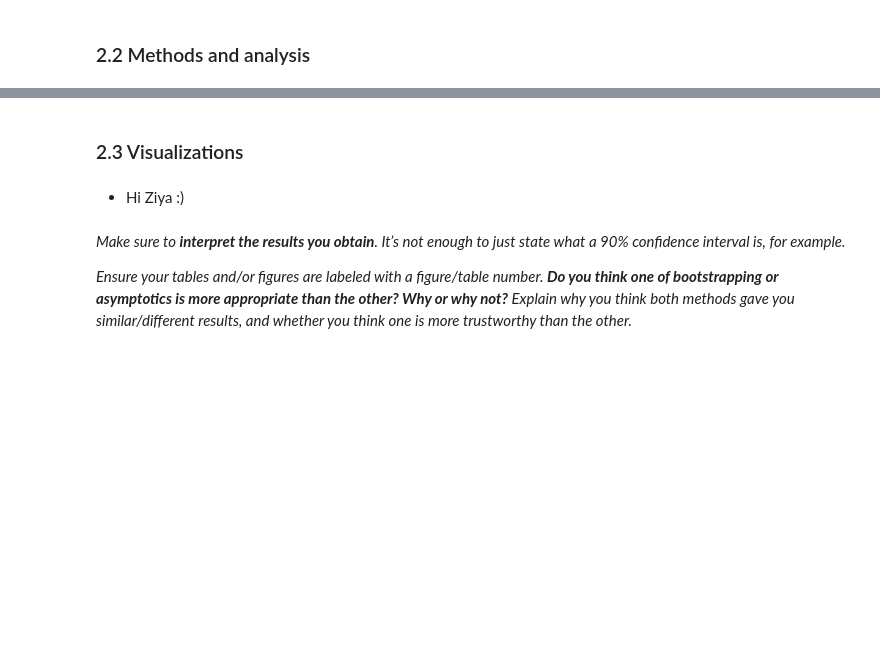
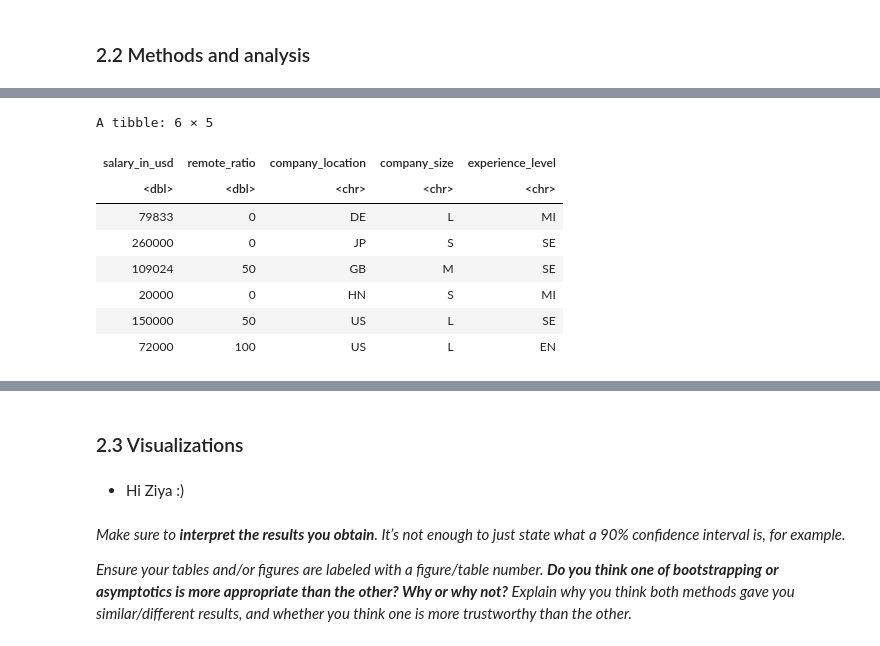
Before and after one commit to ludioludius/STAT201-Project, a Jupyter notebook: Final_Report_Draft.ipynb, the cells around one changed output, grey strips where cells are left out. Cells and saved outputs as stored; diff of their text form; code cells hidden in the pictures; blank space fills up the shorter version.

```diff
--- a/Final_Report_Draft.ipynb
+++ b/Final_Report_Draft.ipynb
@@ -58,0 +93,25 @@ The following object is masked from ‘package:readr’:
+# %%
+df <- ds_salaries %>%
+
+    # filter only fulltime position to create sample for the targeted population:
+    filter(employment_type=="FT") %>%
+
+    select(salary_in_usd,  # select converted salaries so all values are on the same scale
+           remote_ratio,  # select remote ratio as the explanatory variable
+
+           # include following potential indicators for more in-depth interests and future questions:
+           company_location,  # shown in ISO 3166 country code
+           company_size,  # S: < 50 employees, M: 50~250 employees, L: > 250 employees
+           experience_level)  # EN: Entry-level, MI: Mid-level, SE: Senior-level, EX: Executive-level
+
+head(df)
+# %% [output]
+A tibble: 6 × 5
+| salary_in_usd | remote_ratio | company_location | company_size | experience_level |
+| <dbl> | <dbl> | <chr> | <chr> | <chr> |
+| 79833 | 0 | DE | L | MI |
+| 260000 | 0 | JP | S | SE |
+| 109024 | 50 | GB | M | SE |
+| 20000 | 0 | HN | S | MI |
+| 150000 | 50 | US | L | SE |
+| 72000 | 100 | US | L | EN |
```
Also changed, not shown: parts of 9 cells of this notebook.
